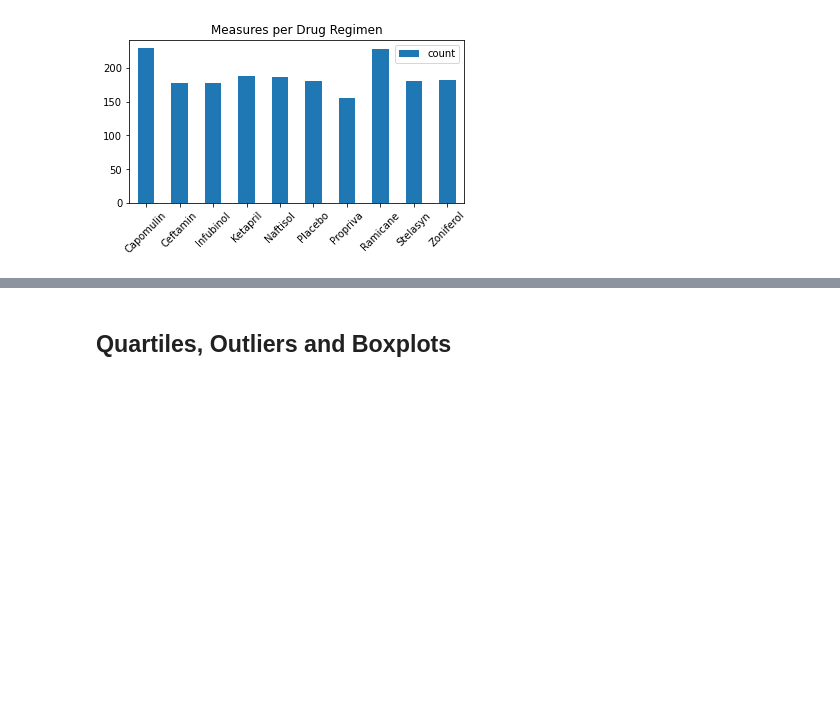
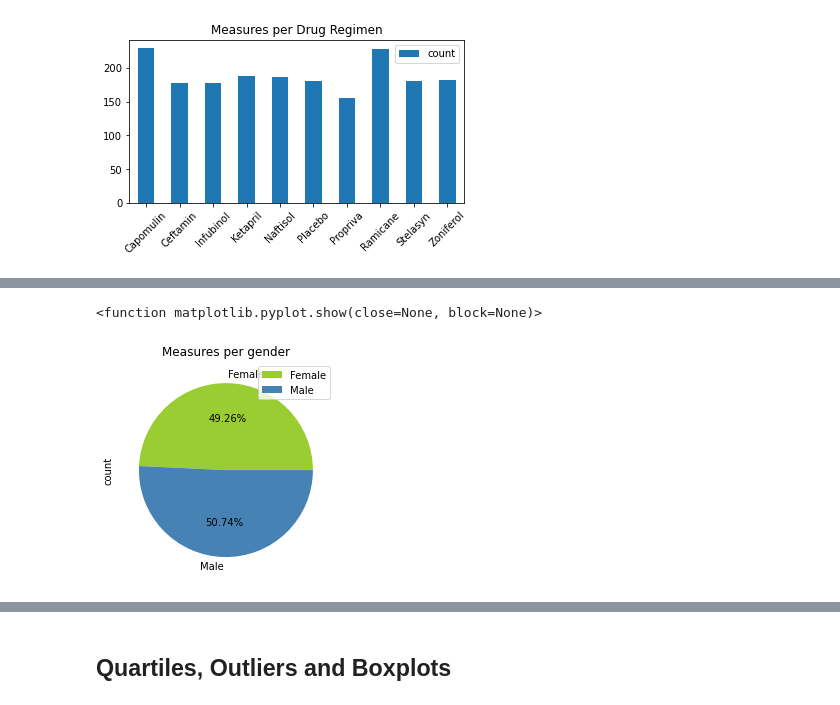
Before and after one commit to skunnath2020/Matplotlib-Challenge, a Jupyter notebook: Pymaceuticals/pymaceuticals_starter.ipynb, the cells around one changed output, grey strips where cells are left out. Saved outputs shown, nothing was run; the diff lists cells and outputs as text; code cells hidden in the pictures; blank space fills up the shorter version.

```diff
--- a/Pymaceuticals/pymaceuticals_starter.ipynb
+++ b/Pymaceuticals/pymaceuticals_starter.ipynb
@@ -165 +174,10 @@ plt.show()
+# %%
+# Generate a pie plot showing the distribution of female versus male mice using pandas
+gender_df=clean_data.groupby('Sex').Sex.agg(['count']).reset_index()
+colors=['yellowgreen', 'steelblue']
+gender_df.plot(kind='pie', y='count', title='Measures per gender', autopct='%1.2f%%', labels=gender_df['Sex'], colors= colors)
+plt.show
+# %% [output]
+<function matplotlib.pyplot.show(close=None, block=None)>
+[figure, added]
 # %%
```
Also changed, not shown: parts of 6 cells of this notebook.
